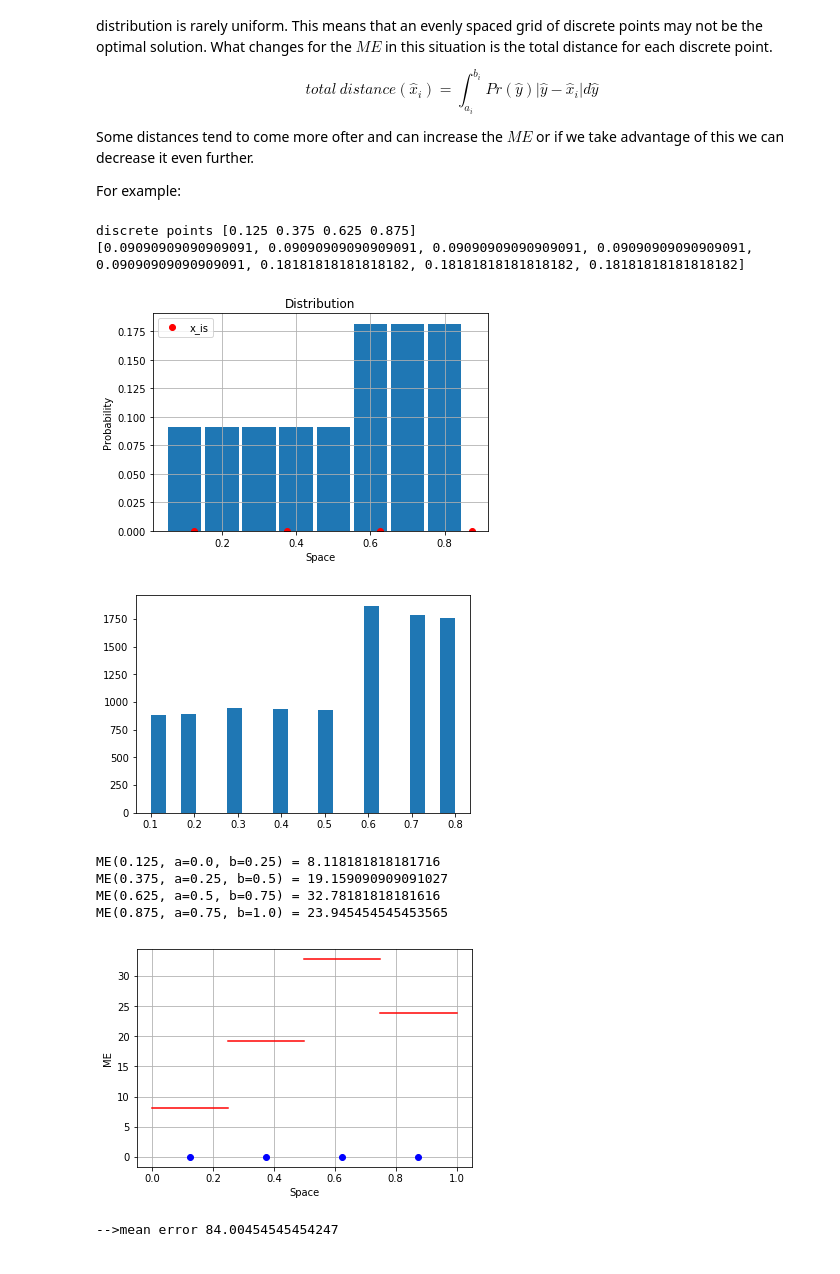
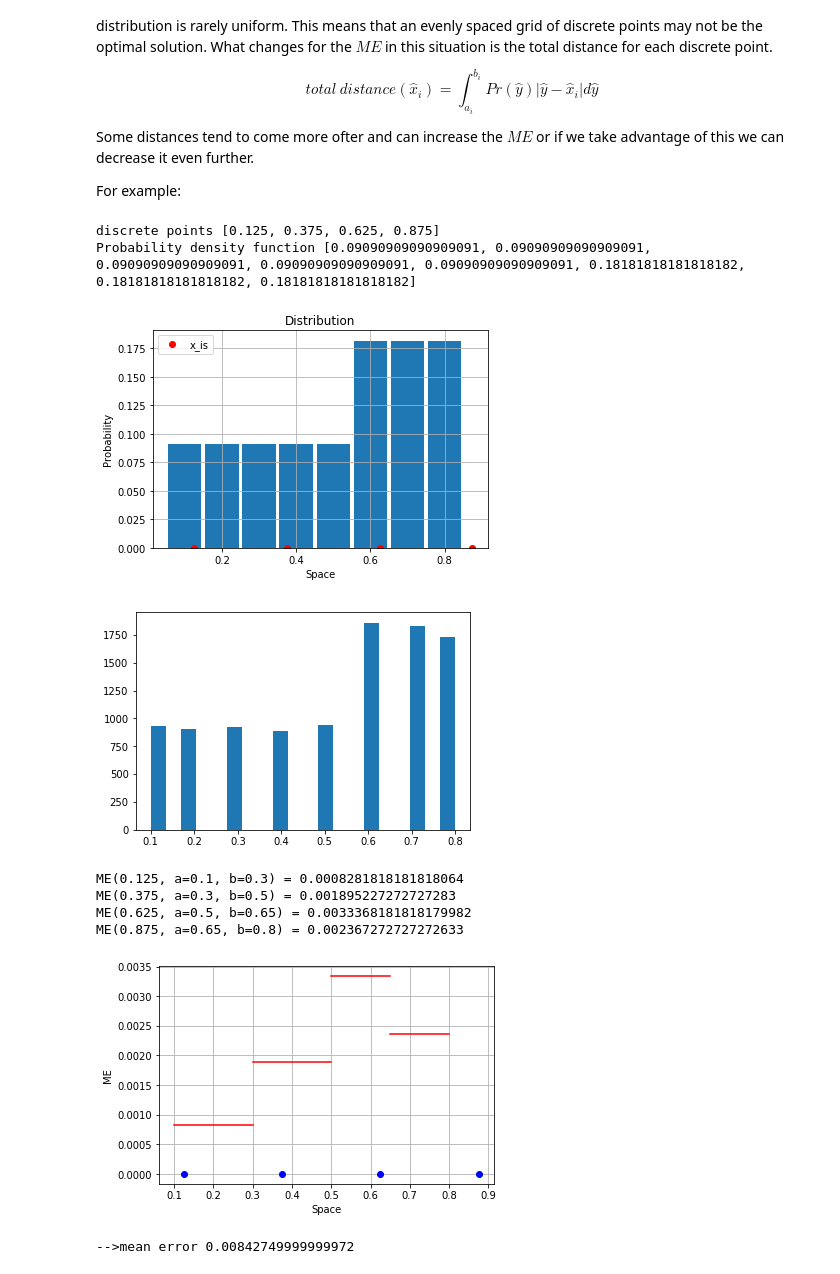
Before and after one commit to jimkon/adaptive-discretization, a Jupyter notebook: visualizations/theory.ipynb, the cells around one changed output. Saved outputs shown, nothing was run; the diff lists cells and outputs as text; code cells hidden in the pictures.

```diff
--- a/visualizations/theory.ipynb
+++ b/visualizations/theory.ipynb
@@ -247,6 +249,7 @@ Some distances tend to come more ofter and can increase the $ME$ or if we take a
 For example:
 # %%
 # using our previous discrete points
+x_is = [0.125, 0.375, 0.625, 0.875]
 print('discrete points', x_is)
 x_is = np.array(x_is)
 
@@ -258,11 +261,11 @@ def Pr(x):
 
 space = np.arange(8)/10+0.1
 pdf = list(Pr(x) for x in space)
-print(pdf)
+print('Probability density function', pdf)
 
 # get some random continuous points in [a, b]
 plt.plot(x_is, np.zeros(len(x_is)), 'ro', label='x_is')
-plt.bar(xs, pdf, width=.09)
+plt.bar(space, pdf, width=.09)
 plt.title('Distribution')
 plt.xlabel('Space')
 plt.ylabel('Probability')
@@ -270,48 +273,41 @@ plt.legend()
 plt.grid(True)
 plt.show()
 
 number_of_points = 10000
-ys = np.random.choice(xs, size=number_of_points, p=pdf)
+ys = np.random.choice(space, size=number_of_points, p=pdf)
 plt.hist(ys, bins=20)
 plt.show()
 
 # calculate the mean error
 distances = np.zeros(len(x_is))
 counts = np.zeros(len(x_is))
 for y in ys:
     dist = np.abs(y-x_is)
     argmin = np.argmin(dist)
-#     print(argmin, dist[argmin], y)
     distances[argmin] += Pr(y)*dist[argmin]
-#     counts[argmin] += 1
 
-# for i in range(len(counts)):
-#     if counts[i]==0:
-#         distances[i] = 0
-#     else:
-#         print(counts[i]/len(ys) )
-#         distances[i] *= counts[i]/len(ys)
+distances /= number_of_points
 
 for i in range(len(x_is)):
     print('ME({}, a={}, b={}) = {}'.format(x_is[i], ranges[i], ranges[i+1], distances[i]))
     plt.plot(x_is[i], 0, 'bo')
     plt.plot([ranges[i], ranges[i+1]], [distances[i]]*2, 'r')
 
 # plt.title('Distribution')
 plt.xlabel('Space')
 plt.ylabel('ME')
 plt.grid(True)
 plt.show()
 # range = b-a = 1
 print('\n-->mean error', np.sum(distances))
 # %% [output]
-discrete points [0.125 0.375 0.625 0.875]
-[0.09090909090909091, 0.09090909090909091, 0.09090909090909091, 0.09090909090909091, 0.09090909090909091, 0.18181818181818182, 0.18181818181818182, 0.18181818181818182]
+discrete points [0.125, 0.375, 0.625, 0.875]
+Probability density function [0.09090909090909091, 0.09090909090909091, 0.09090909090909091, 0.09090909090909091, 0.09090909090909091, 0.18181818181818182, 0.18181818181818182, 0.18181818181818182]
 [figure]
-[figure, old version]
+[figure, new version]
-ME(0.125, a=0.0, b=0.25) = 8.118181818181716
-ME(0.375, a=0.25, b=0.5) = 19.159090909091027
-ME(0.625, a=0.5, b=0.75) = 32.78181818181616
-ME(0.875, a=0.75, b=1.0) = 23.945454545453565
+ME(0.125, a=0.1, b=0.3) = 0.0008281818181818064
+ME(0.375, a=0.3, b=0.5) = 0.001895227272727283
+ME(0.625, a=0.5, b=0.65) = 0.0033368181818179982
+ME(0.875, a=0.65, b=0.8) = 0.002367272727272633
-[figure, old version]
+[figure, new version]
--->mean error 84.00454545454247
+-->mean error 0.00842749999999972
```
Also changed, not shown: parts of 6 cells of this notebook.
